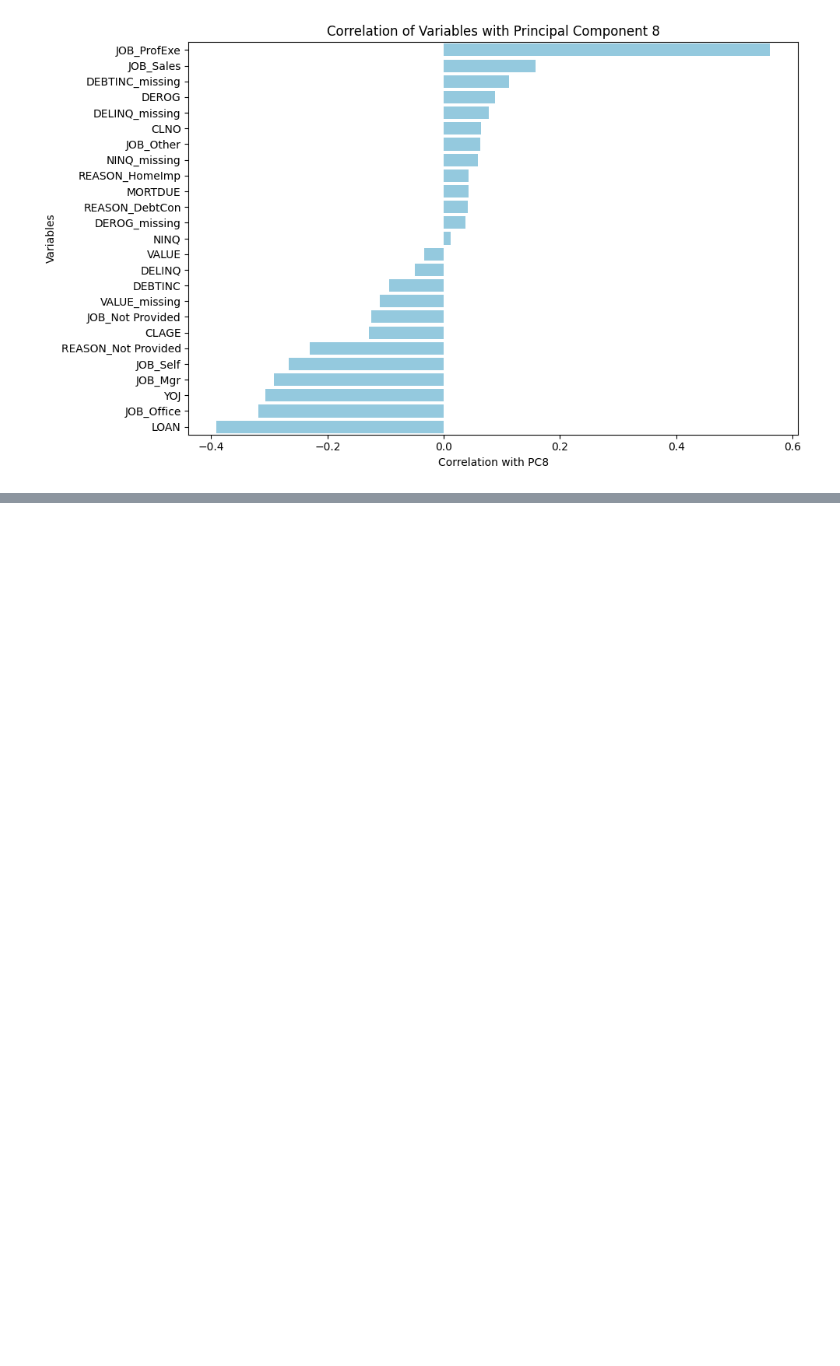
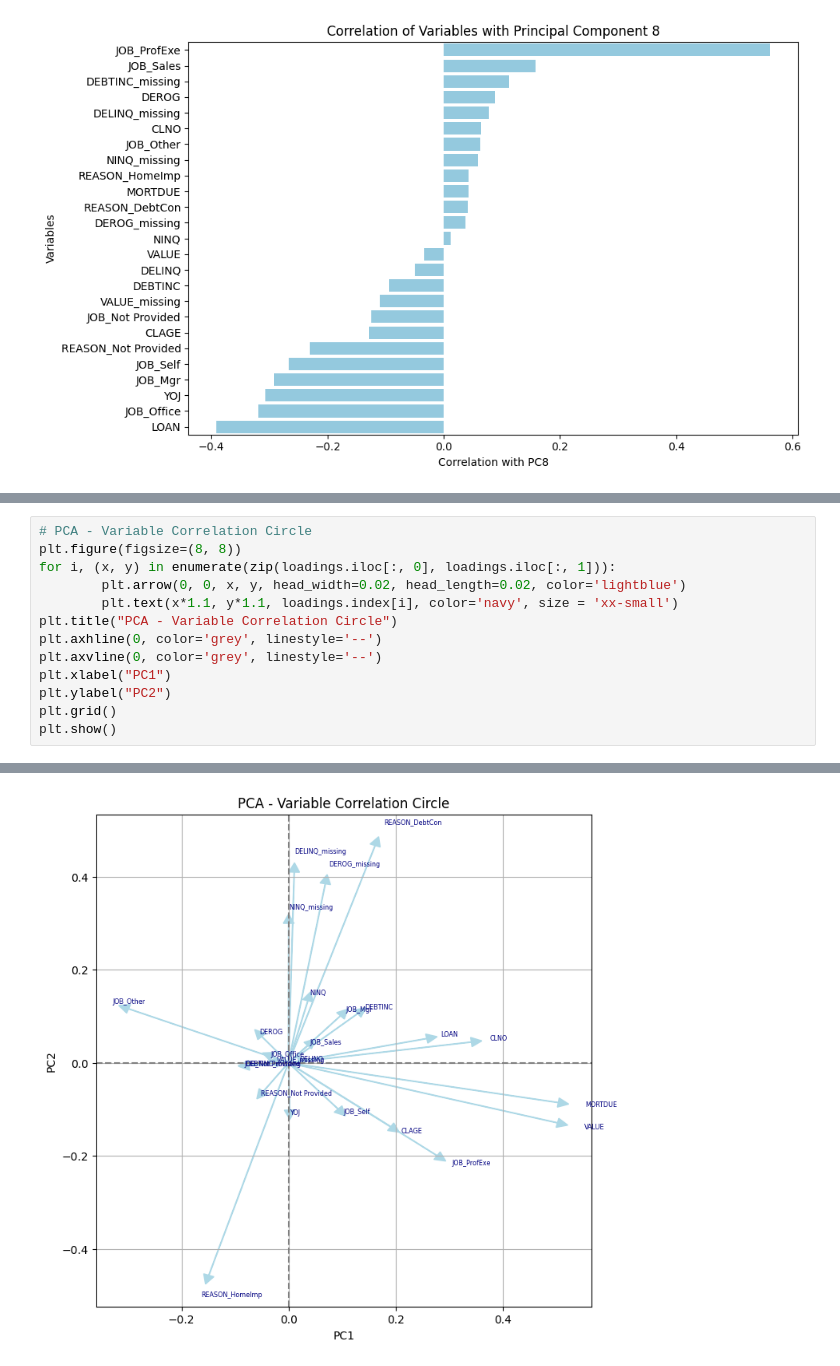
Before and after one commit to solrac2905/Data_Analytics_Project, a Jupyter notebook: ambs-analytics-project/notebooks/PCA.ipynb, the cells around one changed output, grey strips where cells are left out. Drawn from its saved outputs; the diff is of its cells as text; blank space fills up the shorter version.

```diff
--- a/ambs-analytics-project/notebooks/PCA.ipynb
+++ b/ambs-analytics-project/notebooks/PCA.ipynb
@@ -595,0 +711,14 @@ ValueError: Shape of passed values is (25, 25), indices imply (25, 2)
+# %%
+# PCA - Variable Correlation Circle
+plt.figure(figsize=(8, 8))
+for i, (x, y) in enumerate(zip(loadings.iloc[:, 0], loadings.iloc[:, 1])):
+        plt.arrow(0, 0, x, y, head_width=0.02, head_length=0.02, color='lightblue')
+        plt.text(x*1.1, y*1.1, loadings.index[i], color='navy', size = 'xx-small')
+plt.title("PCA - Variable Correlation Circle")
+plt.axhline(0, color='grey', linestyle='--')
+plt.axvline(0, color='grey', linestyle='--')
+plt.xlabel("PC1")
+plt.ylabel("PC2")
+plt.grid()
+plt.show()
+# %% [output]
@@ -595,0 +726 @@ ValueError: Shape of passed values is (25, 25), indices imply (25, 2)
+[figure, added]
```
Also changed, not shown: parts of 31 cells of this notebook.
